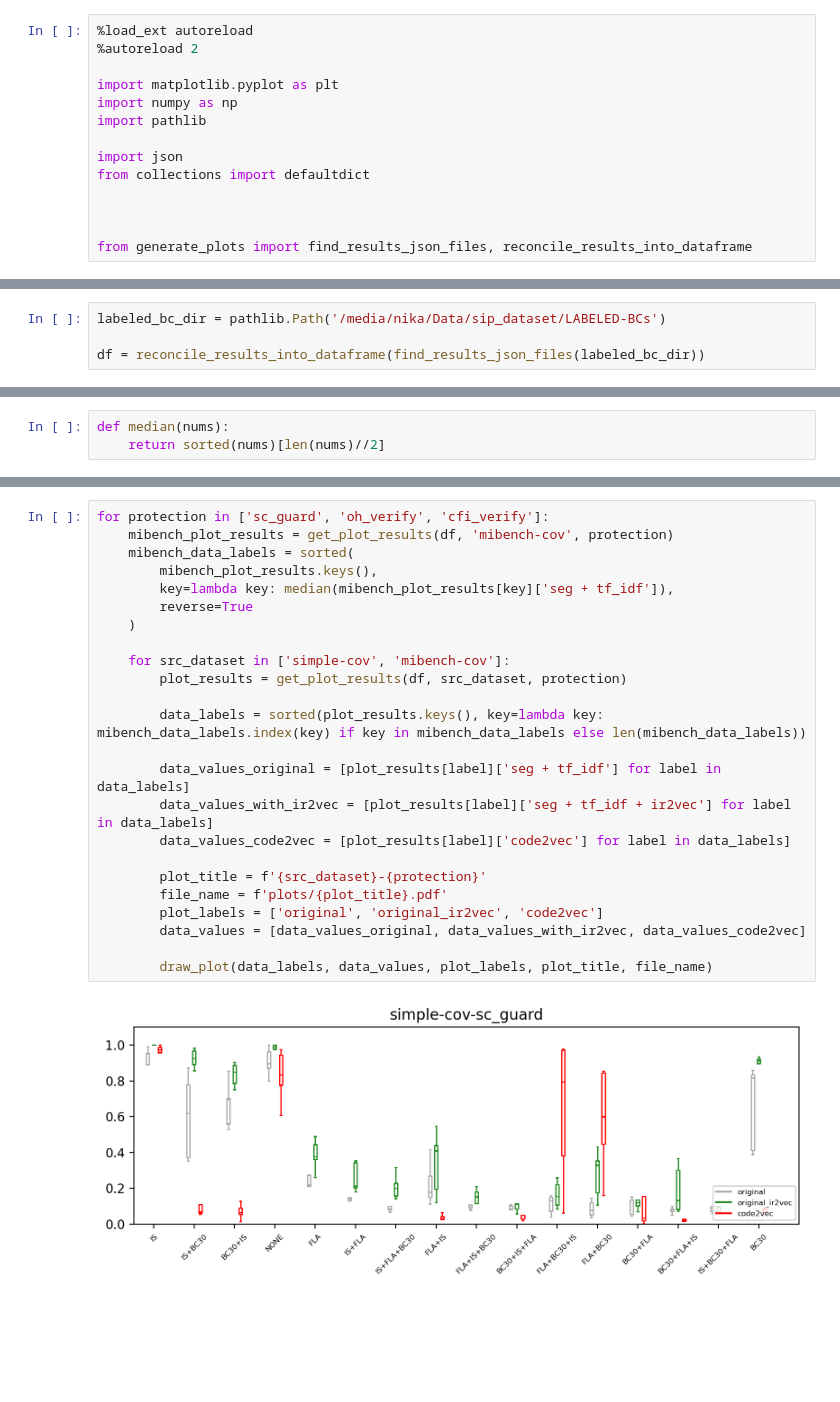
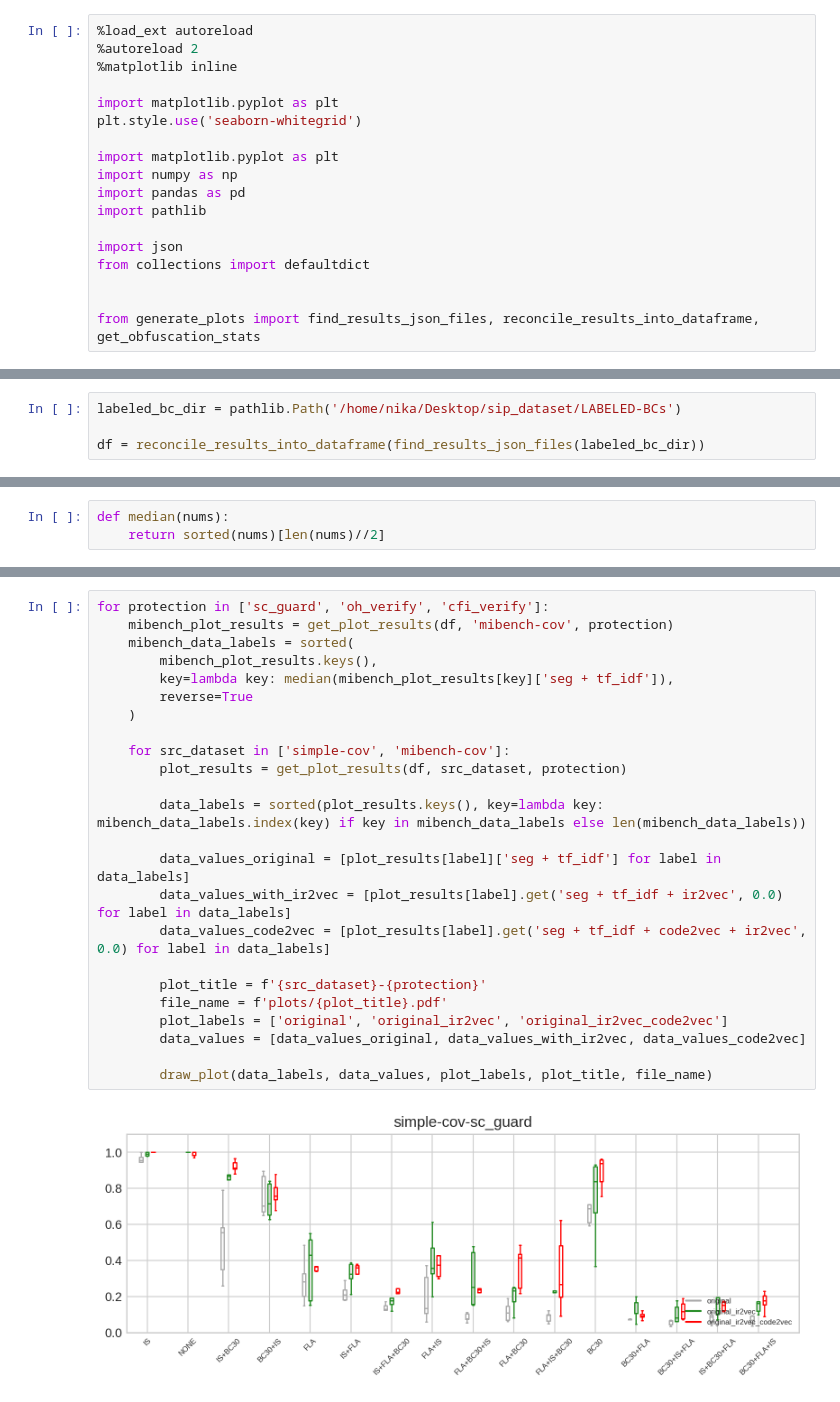
Before and after one commit to tum-i4/sipvsml, a Jupyter notebook: sip_vs_pipeline/evaluation/generate_plots.ipynb, the cells around one changed output, grey strips where cells are left out. Cells and saved outputs as stored; diff of their text form; blank space fills up the shorter version.

```diff
--- a/sip_vs_pipeline/evaluation/generate_plots.ipynb
+++ b/sip_vs_pipeline/evaluation/generate_plots.ipynb
@@ -1,22 +1,26 @@
 # %%
 %load_ext autoreload
 %autoreload 2
+%matplotlib inline
+
+import matplotlib.pyplot as plt
+plt.style.use('seaborn-whitegrid')
 
 import matplotlib.pyplot as plt
 import numpy as np
+import pandas as pd
 import pathlib
 
 import json
 from collections import defaultdict
 
 
-
-from generate_plots import find_results_json_files, reconcile_results_into_dataframe
+from generate_plots import find_results_json_files, reconcile_results_into_dataframe, get_obfuscation_stats
 # %% [output]
 The autoreload extension is already loaded. To reload it, use:
   %reload_ext autoreload
 # %%
-labeled_bc_dir = pathlib.Path('/media/nika/Data/sip_dataset/LABELED-BCs')
+labeled_bc_dir = pathlib.Path('/home/nika/Desktop/sip_dataset/LABELED-BCs')
 
 df = reconcile_results_into_dataframe(find_results_json_files(labeled_bc_dir))
 # %%
@@ -215,26 +181,26 @@ draw_plot(data_labels, data_values, ['original', 'original_ir2vec', 'code2vec'],
 # %%
 for protection in ['sc_guard', 'oh_verify', 'cfi_verify']:
     mibench_plot_results = get_plot_results(df, 'mibench-cov', protection)
     mibench_data_labels = sorted(
         mibench_plot_results.keys(),
         key=lambda key: median(mibench_plot_results[key]['seg + tf_idf']),
         reverse=True
     )
 
     for src_dataset in ['simple-cov', 'mibench-cov']:
         plot_results = get_plot_results(df, src_dataset, protection)
 
         data_labels = sorted(plot_results.keys(), key=lambda key: mibench_data_labels.index(key) if key in mibench_data_labels else len(mibench_data_labels))
 
         data_values_original = [plot_results[label]['seg + tf_idf'] for label in data_labels]
-        data_values_with_ir2vec = [plot_results[label]['seg + tf_idf + ir2vec'] for label in data_labels]
-        data_values_code2vec = [plot_results[label]['code2vec'] for label in data_labels]
+        data_values_with_ir2vec = [plot_results[label].get('seg + tf_idf + ir2vec', 0.0) for label in data_labels]
+        data_values_code2vec = [plot_results[label].get('seg + tf_idf + code2vec + ir2vec', 0.0) for label in data_labels]
 
         plot_title = f'{src_dataset}-{protection}'
         file_name = f'plots/{plot_title}.pdf'
-        plot_labels = ['original', 'original_ir2vec', 'code2vec']
+        plot_labels = ['original', 'original_ir2vec', 'original_ir2vec_code2vec']
         data_values = [data_values_original, data_values_with_ir2vec, data_values_code2vec]
 
         draw_plot(data_labels, data_values, plot_labels, plot_title, file_name)
 # %% [output]
-[figure, old version]
+[figure, new version]
```
Also changed, not shown: parts of 16 cells of this notebook, 1 other file.
